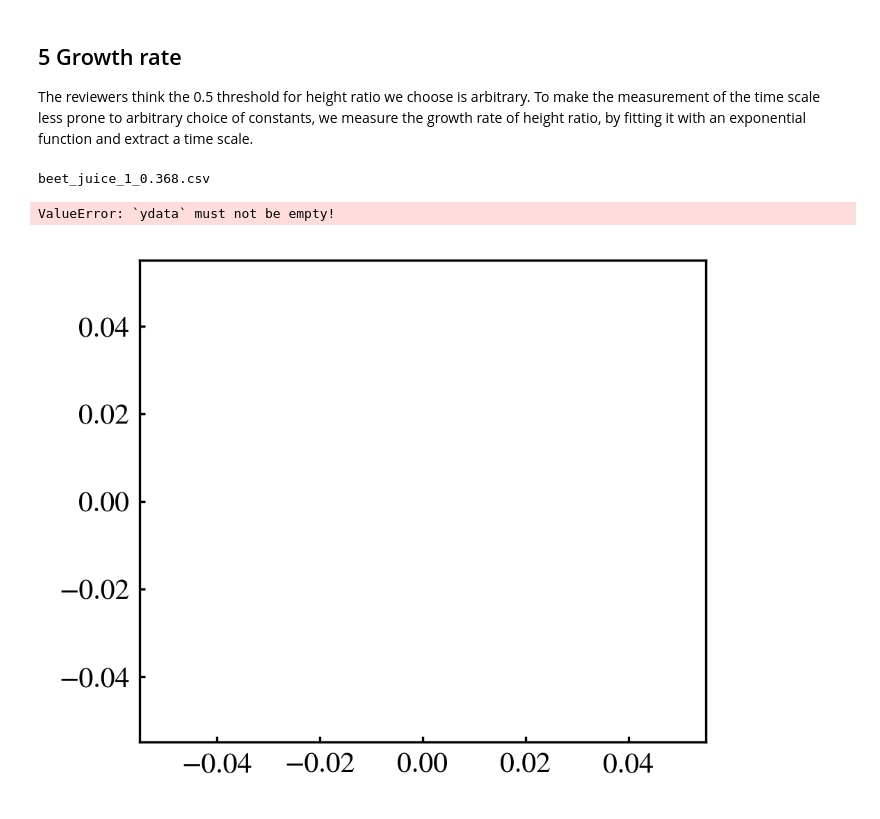
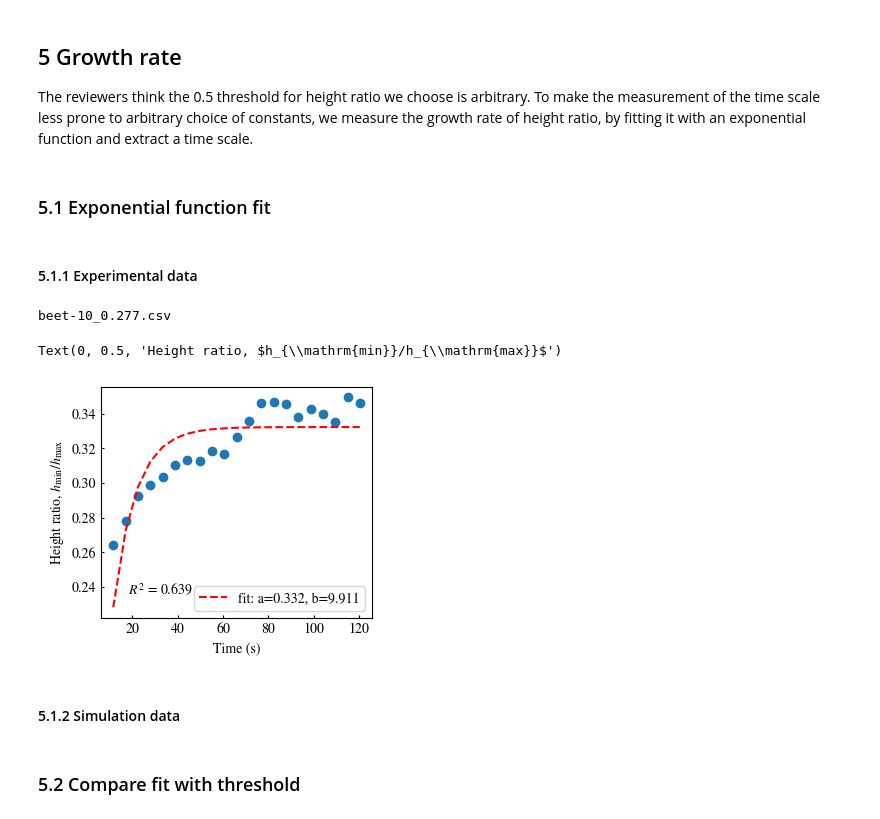
Before and after one commit to ZLoverty/WPM, a Jupyter notebook: Code/Response_to_reviewers.ipynb, the cells around one changed output. Cells and saved outputs as stored; diff of their text form; code cells hidden in the pictures.

Commit message:
R2Q1: alternative time scale.

```diff
--- a/Code/Response_to_reviewers.ipynb
+++ b/Code/Response_to_reviewers.ipynb
@@ -270,33 +270,39 @@ fig.savefig("distance_evolution.svg")
 ## 5 Growth rate
 
 The reviewers think the 0.5 threshold for height ratio we choose is arbitrary. To make the measurement of the time scale less prone to arbitrary choice of constants, we measure the growth rate of height ratio, by fitting it with an exponential function and extract a time scale.
+# %% [markdown]
+### 5.1 Exponential function fit
+# %% [markdown]
+#### 5.1.1 Experimental data
 # %%
 from scipy.optimize import curve_fit
 
 def exp_func(t, a, b):
     return a * (1 - np.exp(- t/b))
 # %%
-folder = "/Users/zhengyangliu/Library/CloudStorage/GoogleDrive-liuzy19911112@gmail.com/My Drive/Research projects/WPM/Data/08082024/surface_profile/dimple_detection"
+folder = r"G:\My Drive\Research projects\WPM\Data\11122024\surface_profile\dimple_detection"
 dimple_time = pd.read_csv(os.path.join(folder, "dimple_time.csv"))
 # %%
-row = dimple_time.iloc[2]
+row = dimple_time.iloc[0]
 filename = f"{row['name']}_{row.h0:.3f}.csv"
 print(filename)
-df = pd.read_csv(os.path.join(folder, filename)).dropna()
+df = pd.read_csv(os.path.join(folder, filename)).dropna()[1:]
 
-fig, ax = plt.subplots(figsize=(3.5, 3), dpi=300)
+fig, ax = plt.subplots(figsize=(3.5, 3), dpi=100)
 ax.scatter(df.t, df.minima/df.maxima)
-popt, pcov = curve_fit(exp_func, df.t, df.minima / df.maxima, p0=(0.9, 10))
+popt, pcov = curve_fit(exp_func, df.t+1, df.minima / df.maxima, p0=(1, 30))
 ax.plot(df.t, exp_func(df.t, *popt), 'r--', label='fit: a=%5.3f, b=%5.3f' % tuple(popt))
 residuals = df.minima / df.maxima - exp_func(df.t, *popt)
 ss_res = np.sum(residuals**2)
 ss_tot = np.sum(((df.minima / df.maxima) - np.mean(df.minima / df.maxima))**2)
 r2 = 1 - (ss_res / ss_tot)
 plt.text(0.1, 0.1, f'$R^2$ = {r2:.3f}', transform=plt.gca().transAxes)
 plt.legend()
 plt.xlabel("Time (s)")
 plt.ylabel("Height ratio, $h_{\mathrm{min}}/h_{\mathrm{max}}$")
 # %% [output]
-beet_juice_1_0.368.csv
+beet-10_0.277.csv
-ValueError: `ydata` must not be empty!
+Text(0, 0.5, 'Height ratio, $h_{\\mathrm{min}}/h_{\\mathrm{max}}$')
-[figure, old version]
+[figure, new version]
+# %% [markdown]
+#### 5.1.2 Simulation data
@@ -302,0 +332,2 @@ ValueError: `ydata` must not be empty!
+# %% [markdown]
+### 5.2 Compare fit with threshold
```
Also changed, not shown: parts of 11 cells of this notebook.
